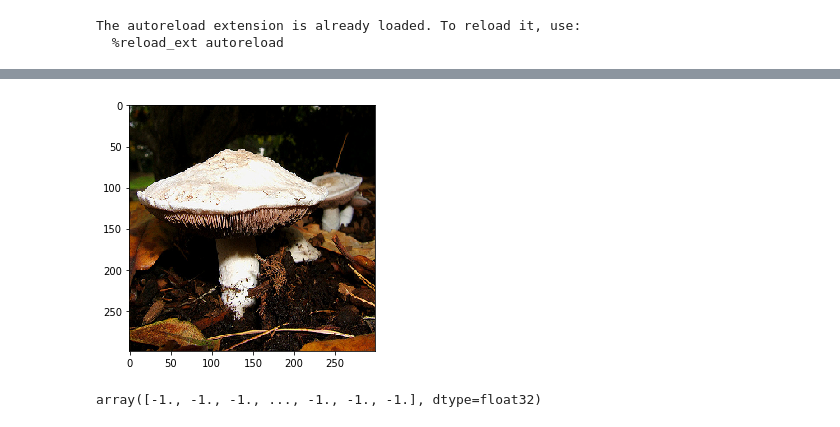
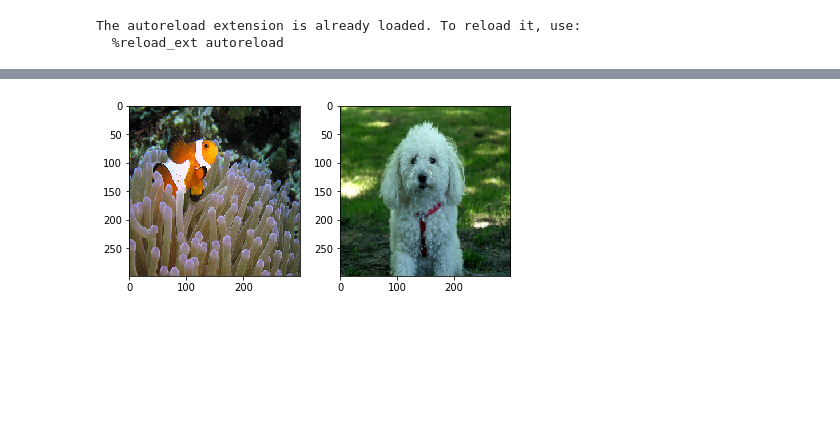
Before and after one commit to EyalSel/influence-release, a Jupyter notebook: scripts/baseline.ipynb, the cells around one changed output, grey strips where cells are left out. Drawn from its saved outputs; the diff is of its cells as text; code cells hidden in the pictures; blank space fills up the shorter version.

```diff
--- a/scripts/baseline.ipynb
+++ b/scripts/baseline.ipynb
@@ -318,16 +355,11 @@ np.max(posioned_training_images)
-# %%
-# for 15: 999,  172, 1302,  492, 1446,  164,  153, 1186,   47,  575
-# 15, 6, 23
-x = data_sets.train.x[999]
-# x = data_sets.train.x[1446]
-# 999,  709, 1446
-render_img(x.reshape((img_side,img_side,num_channels)))
-# %% [output]
-[figure, removed]
-# %%
-poisoned_dataset_x[0]
-# %% [output]
-array([-1., -1., -1., ..., -1., -1., -1.], dtype=float32)
+# %%
+plt.figure()
+plt.subplot(1,2,1)
+render_img(data_sets.train.x[999].reshape((img_side,img_side,num_channels)))
+plt.subplot(1,2,2)
+render_img(data_sets.test.x[15].reshape((img_side,img_side,num_channels)))
+# %% [output]
+[figure, added]
 # %%
 # poisoned_dataset_x = np.concatenate([np.copy(data_sets.train.x), posioned_training_images_temp], axis = 0)
 # poisoned_dataset_labels = np.concatenate([np.copy(data_sets.train.labels), [1]], axis = 0)
```
Also changed, not shown: parts of 9 cells of this notebook.
